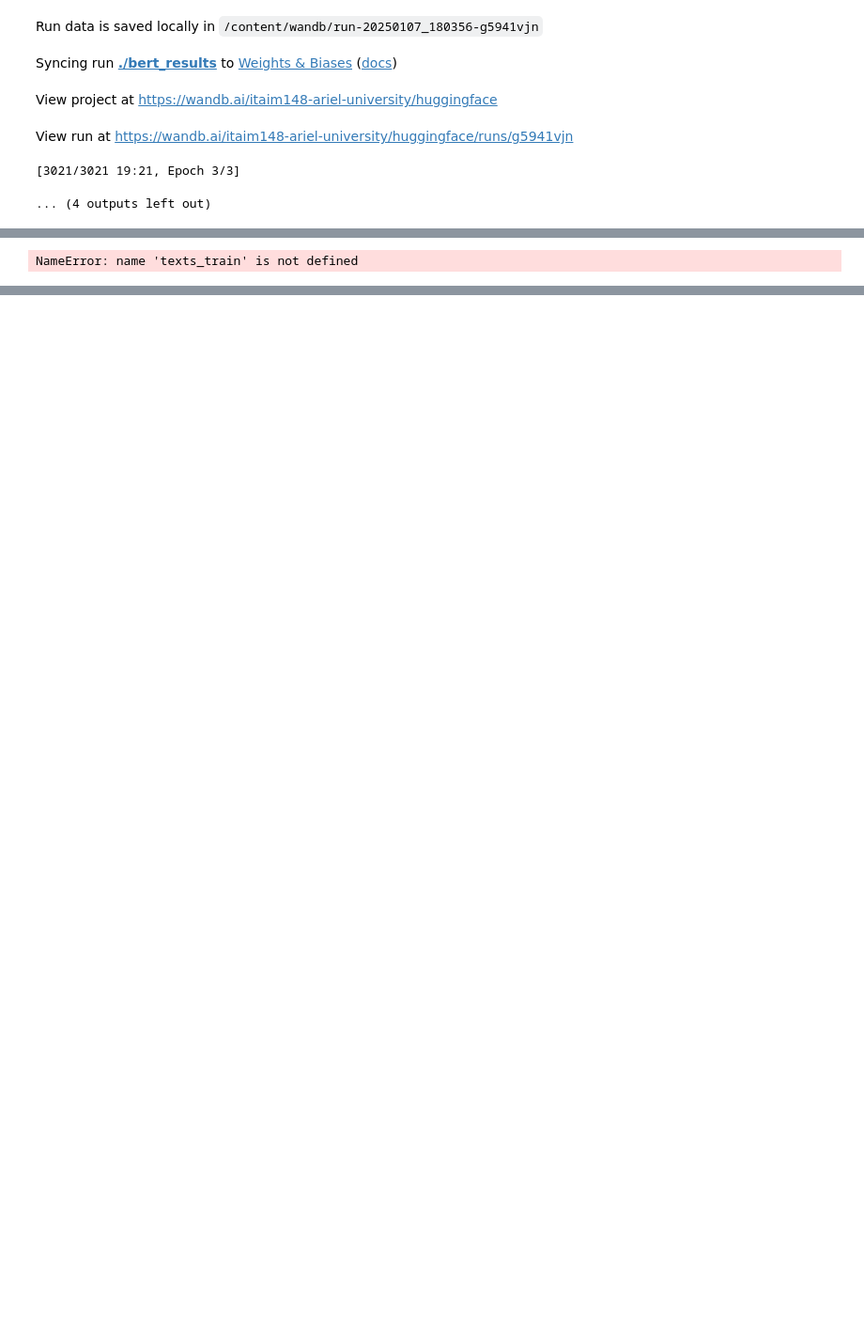
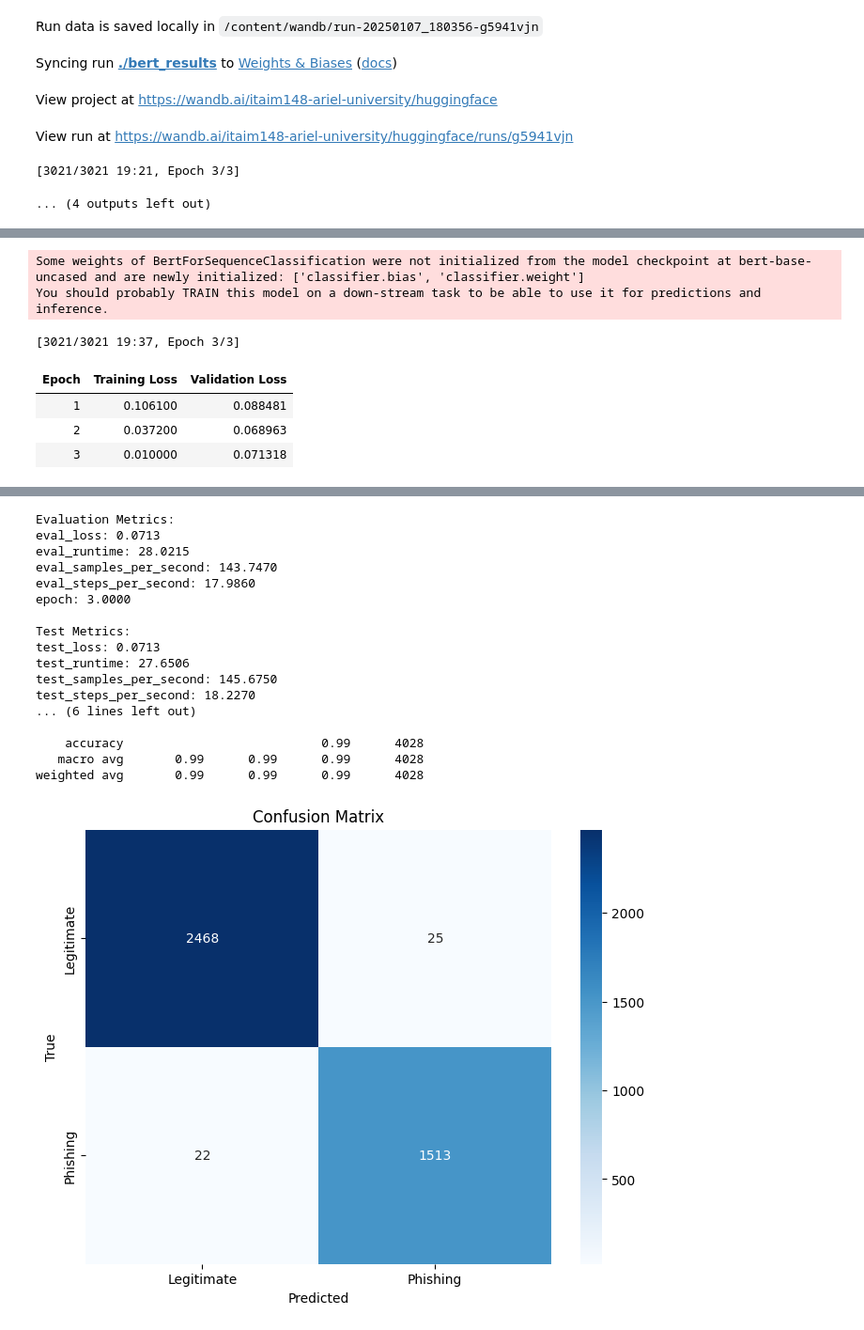
Before and after one commit to TubiSmadar/BoTeacher, a Jupyter notebook: phishing_check_visu.ipynb, the cells around one changed output, grey strips where cells are left out. Shown at 94% size. Cells and saved outputs as stored; diff of their text form; code cells hidden in the pictures; blank space fills up the shorter version.

```diff
--- a/phishing_check_visu.ipynb
+++ b/phishing_check_visu.ipynb
@@ -823,0 +901,16 @@ View run at https://wandb.ai/itaim148-ariel-university/huggingface/runs/g5941vjn
+# %%
+import re
+
+def clean_text(text):
+    # Remove URLs
+    text = re.sub(r'http\S+|www.\S+', '', text)
+    # Remove email addresses
+    text = re.sub(r'\S+@\S+', '', text)
+    # Remove special characters and numbers
+    text = re.sub(r'[^a-zA-Z\s]', '', text)
+    # Convert to lowercase
+    text = text.lower()
+    return text
+
+texts_train = [clean_text(text) for text in texts_train]
+texts_test = [clean_text(text) for text in texts_test]
@@ -872,5 +1043,45 @@ trainer = Trainer(
 )
 
 trainer.train()
+
+# Evaluate the model
+eval_results = trainer.evaluate()
+print("\nEvaluation Metrics:")
+for key, value in eval_results.items():
+    print(f"{key}: {value:.4f}")
+
+# Test the model
+test_results = trainer.predict(test_dataset)
+predictions = test_results.predictions.argmax(axis=1)
+true_labels = test_results.label_ids
+
+# Display test metrics
+print("\nTest Metrics:")
+for key, value in test_results.metrics.items():
+    print(f"{key}: {value:.4f}")
+
+# Classification Report
+from sklearn.metrics import classification_report
+print("\nClassification Report:")
+print(classification_report(true_labels, predictions, target_names=["Legitimate", "Phishing"]))
+
+# Confusion Matrix
+from sklearn.metrics import confusion_matrix
+import seaborn as sns
+import matplotlib.pyplot as plt
+
+cm = confusion_matrix(true_labels, predictions)
+plt.figure(figsize=(8, 6))
+sns.heatmap(cm, annot=True, fmt="d", cmap="Blues", xticklabels=["Legitimate", "Phishing"], yticklabels=["Legitimate", "Phishing"])
+plt.title("Confusion Matrix")
+plt.xlabel("Predicted")
+plt.ylabel("True")
+plt.show()
 # %% [output]
-NameError: name 'texts_train' is not defined
+Some weights of BertForSequenceClassification were not initialized from the model checkpoint at bert-base-uncased and are newly initialized: ['classifier.bias', 'classifier.weight']
+You should probably TRAIN this model on a down-stream task to be able to use it for predictions and inference.
+[3021/3021 19:37, Epoch 3/3]
+| Epoch | Training Loss | Validation Loss |
+| 1 | 0.106100 | 0.088481 |
+| 2 | 0.037200 | 0.068963 |
+| 3 | 0.010000 | 0.071318 |
@@ -876,0 +1089,18 @@ NameError: name 'texts_train' is not defined
+Evaluation Metrics:
+eval_loss: 0.0713
+eval_runtime: 28.0215
+eval_samples_per_second: 143.7470
+eval_steps_per_second: 17.9860
+epoch: 3.0000
+
+Test Metrics:
+test_loss: 0.0713
+test_runtime: 27.6506
+test_samples_per_second: 145.6750
+test_steps_per_second: 18.2270
+... (6 lines left out)
+
+    accuracy                           0.99      4028
+   macro avg       0.99      0.99      0.99      4028
+weighted avg       0.99      0.99      0.99      4028
+[figure, added]
```
Also changed, not shown: parts of 10 cells of this notebook.
